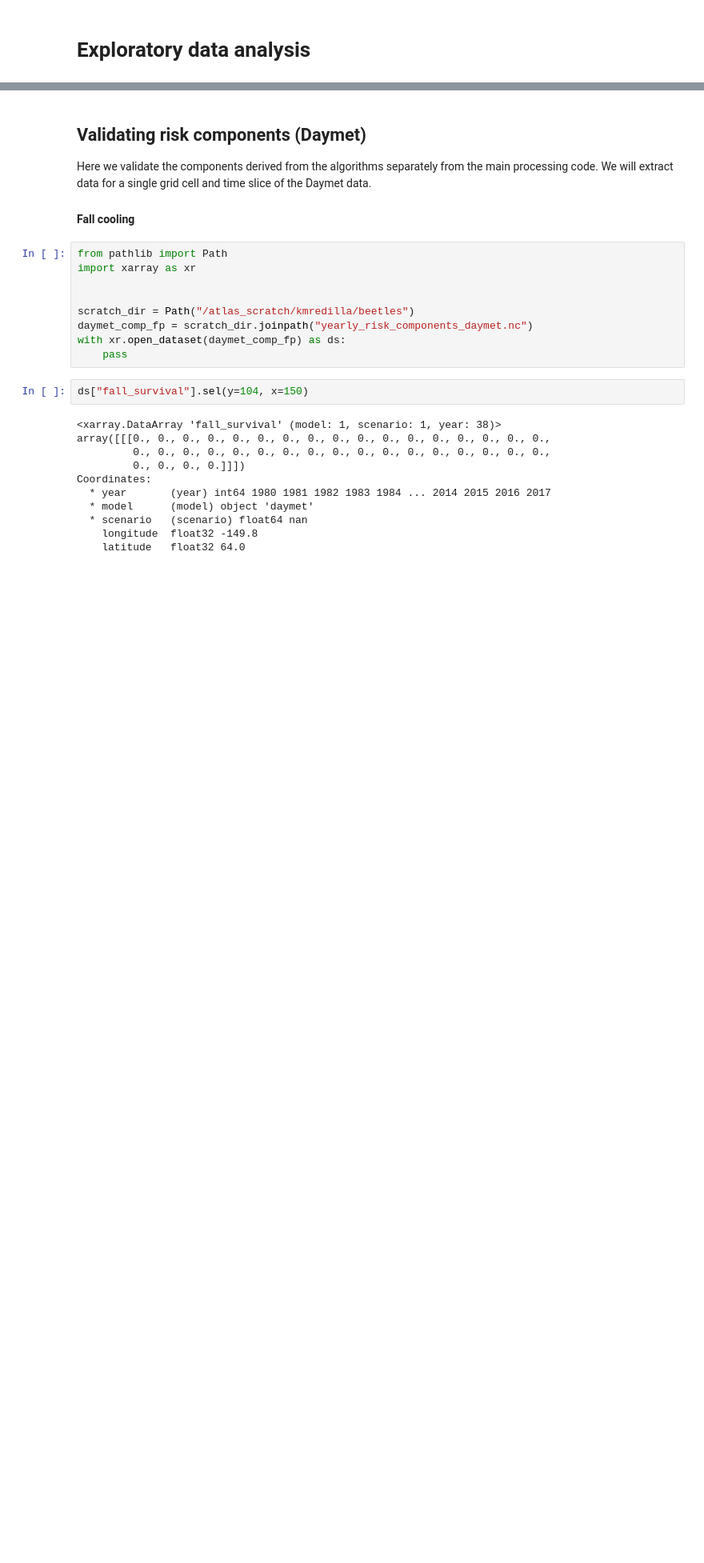
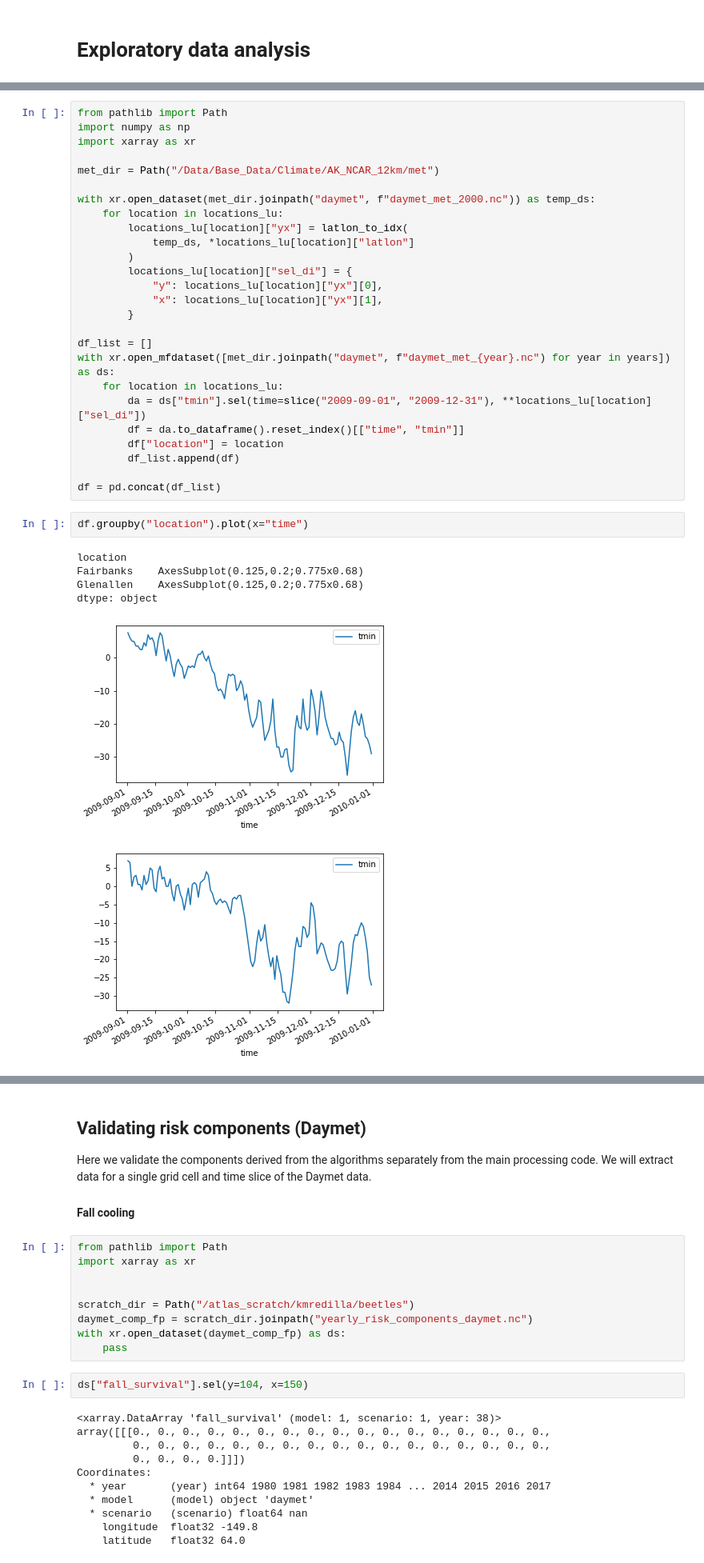
Before and after one commit to ua-snap/spruce-beetle-risk, a Jupyter notebook: eda.ipynb, the cells around one changed output, grey strips where cells are left out. Shown at 80% size. Drawn from its saved outputs; the diff is of its cells as text; blank space fills up the shorter version.

```diff
--- a/eda.ipynb
+++ b/eda.ipynb
@@ -21,0 +35,35 @@ plt.show()
+# %%
+from pathlib import Path
+import numpy as np
+import xarray as xr
+
+met_dir = Path("/Data/Base_Data/Climate/AK_NCAR_12km/met")
+
+with xr.open_dataset(met_dir.joinpath("daymet", f"daymet_met_2000.nc")) as temp_ds:
+    for location in locations_lu:
+        locations_lu[location]["yx"] = latlon_to_idx(
+            temp_ds, *locations_lu[location]["latlon"]
+        )
+        locations_lu[location]["sel_di"] = {
+            "y": locations_lu[location]["yx"][0],
+            "x": locations_lu[location]["yx"][1],
+        }
+
+df_list = []
+with xr.open_mfdataset([met_dir.joinpath("daymet", f"daymet_met_{year}.nc") for year in years]) as ds:
+    for location in locations_lu:
+        da = ds["tmin"].sel(time=slice("2009-09-01", "2009-12-31"), **locations_lu[location]["sel_di"])
+        df = da.to_dataframe().reset_index()[["time", "tmin"]]
+        df["location"] = location
+        df_list.append(df)
+
+df = pd.concat(df_list)
+# %%
+df.groupby("location").plot(x="time")
+# %% [output]
+location
+Fairbanks    AxesSubplot(0.125,0.2;0.775x0.68)
+Glenallen    AxesSubplot(0.125,0.2;0.775x0.68)
+dtype: object
+[figure, added]
+[figure, added]
```
Also changed, not shown: parts of 11 cells of this notebook.
